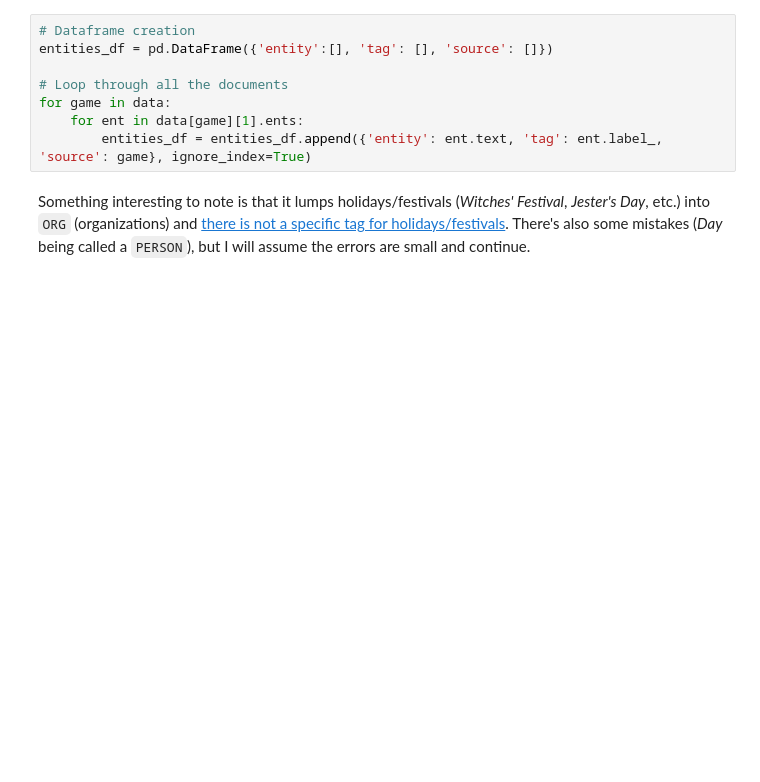
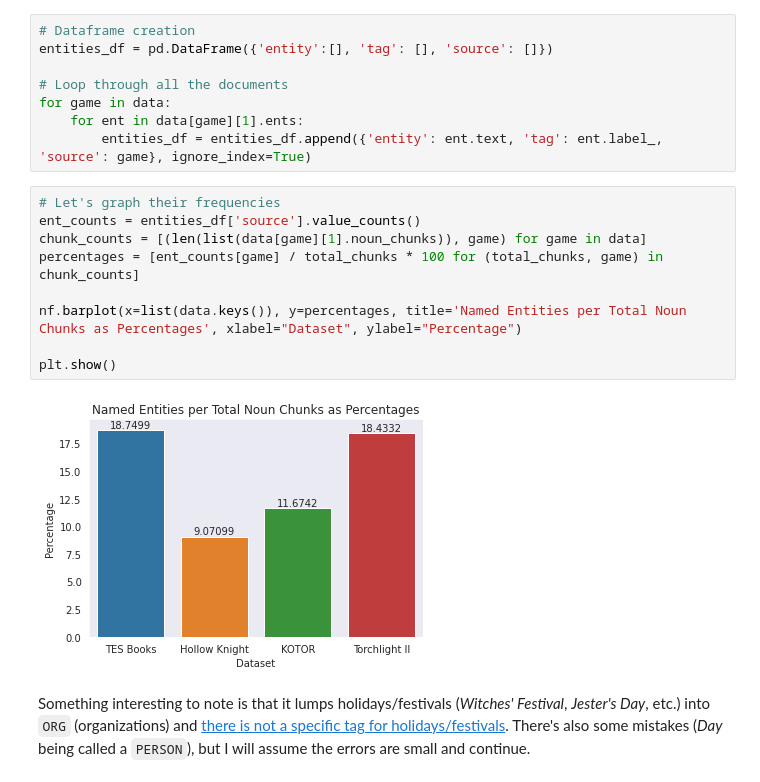
Before and after one commit to Data-Science-for-Linguists-2022/Pragmatics-In-Video-Games, a Jupyter notebook: notebooks/named_entities.ipynb, the cells around one changed output. Drawn from its saved outputs; the diff is of its cells as text; blank space fills up the shorter version.

Commit message:
Worked on named entities

```diff
--- a/notebooks/named_entities.ipynb
+++ b/notebooks/named_entities.ipynb
@@ -114,6 +114,17 @@ entities_df = pd.DataFrame({'entity':[], 'tag': [], 'source': []})
 for game in data:
     for ent in data[game][1].ents:
         entities_df = entities_df.append({'entity': ent.text, 'tag': ent.label_, 'source': game}, ignore_index=True)
+# %%
+# Let's graph their frequencies
+ent_counts = entities_df['source'].value_counts()
+chunk_counts = [(len(list(data[game][1].noun_chunks)), game) for game in data]
+percentages = [ent_counts[game] / total_chunks * 100 for (total_chunks, game) in chunk_counts]
+
+nf.barplot(x=list(data.keys()), y=percentages, title='Named Entities per Total Noun Chunks as Percentages', xlabel="Dataset", ylabel="Percentage")
+
+plt.show()
+# %% [output]
+[figure, added]
 # %% [markdown]
 Something interesting to note is that it lumps holidays/festivals (_Witches' Festival_, _Jester's Day_, etc.) into `ORG` (organizations) and [there is not a specific tag for holidays/festivals](https://spacy.io/api/annotation). There's also some mistakes (_Day_ being called a `PERSON`), but I will assume the errors are small and continue.
 # %%
```
Also changed, not shown: parts of 2 cells of this notebook, 1 other file.
